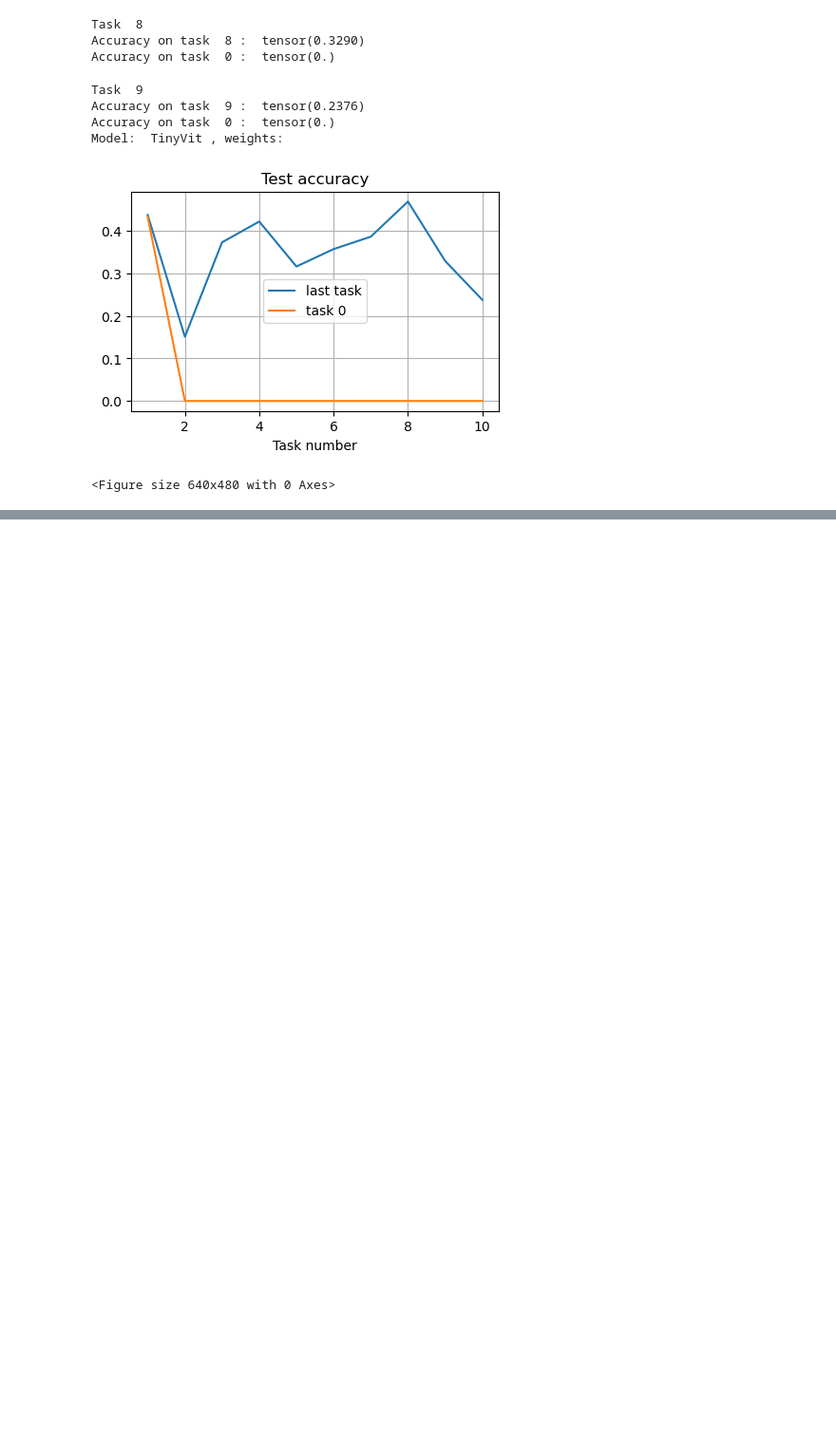
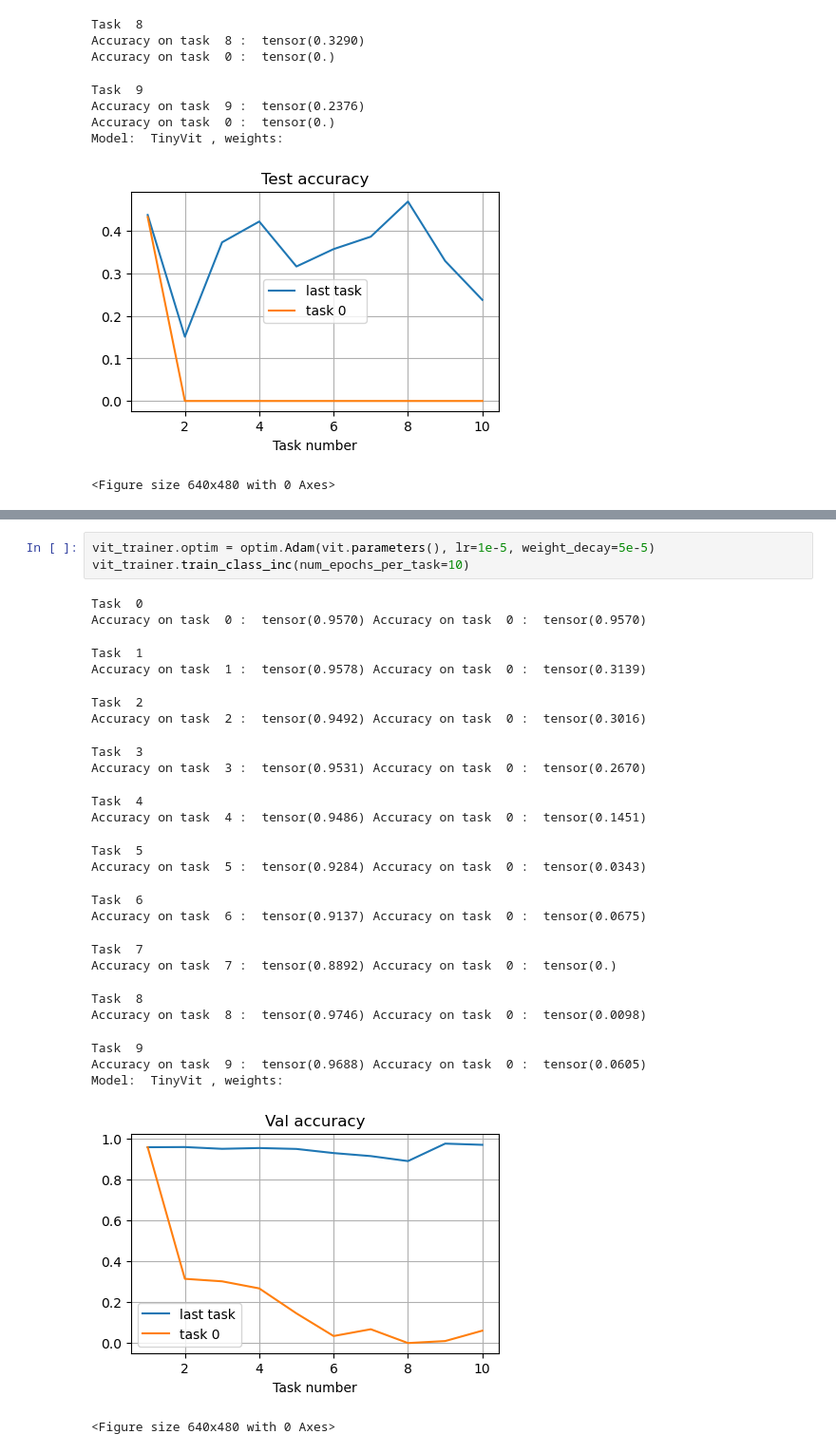
Before and after one commit to mipt-alexa/continual-learning, a Jupyter notebook: main.ipynb, the cells around one changed output, grey strips where cells are left out. Shown at 95% size. Drawn from its saved outputs; the diff is of its cells as text; blank space fills up the shorter version.

```diff
--- a/main.ipynb
+++ b/main.ipynb
@@ -427,0 +451,27 @@ for dl in val_loaders:
+# %%
+vit_trainer.optim = optim.Adam(vit.parameters(), lr=1e-5, weight_decay=5e-5)
+vit_trainer.train_class_inc(num_epochs_per_task=10)
+# %% [output]
+Task  0
+Accuracy on task  0 :  tensor(0.9570) Accuracy on task  0 :  tensor(0.9570)
+Task  1
+Accuracy on task  1 :  tensor(0.9578) Accuracy on task  0 :  tensor(0.3139)
+Task  2
+Accuracy on task  2 :  tensor(0.9492) Accuracy on task  0 :  tensor(0.3016)
+Task  3
+Accuracy on task  3 :  tensor(0.9531) Accuracy on task  0 :  tensor(0.2670)
+Task  4
+Accuracy on task  4 :  tensor(0.9486) Accuracy on task  0 :  tensor(0.1451)
+Task  5
+Accuracy on task  5 :  tensor(0.9284) Accuracy on task  0 :  tensor(0.0343)
+Task  6
+Accuracy on task  6 :  tensor(0.9137) Accuracy on task  0 :  tensor(0.0675)
+Task  7
+Accuracy on task  7 :  tensor(0.8892) Accuracy on task  0 :  tensor(0.)
+Task  8
+Accuracy on task  8 :  tensor(0.9746) Accuracy on task  0 :  tensor(0.0098)
+Task  9
+Accuracy on task  9 :  tensor(0.9688) Accuracy on task  0 :  tensor(0.0605)
+Model:  TinyVit , weights:
+[figure, added]
+<Figure size 640x480 with 0 Axes>
```
Also changed, not shown: parts of 13 cells of this notebook.
